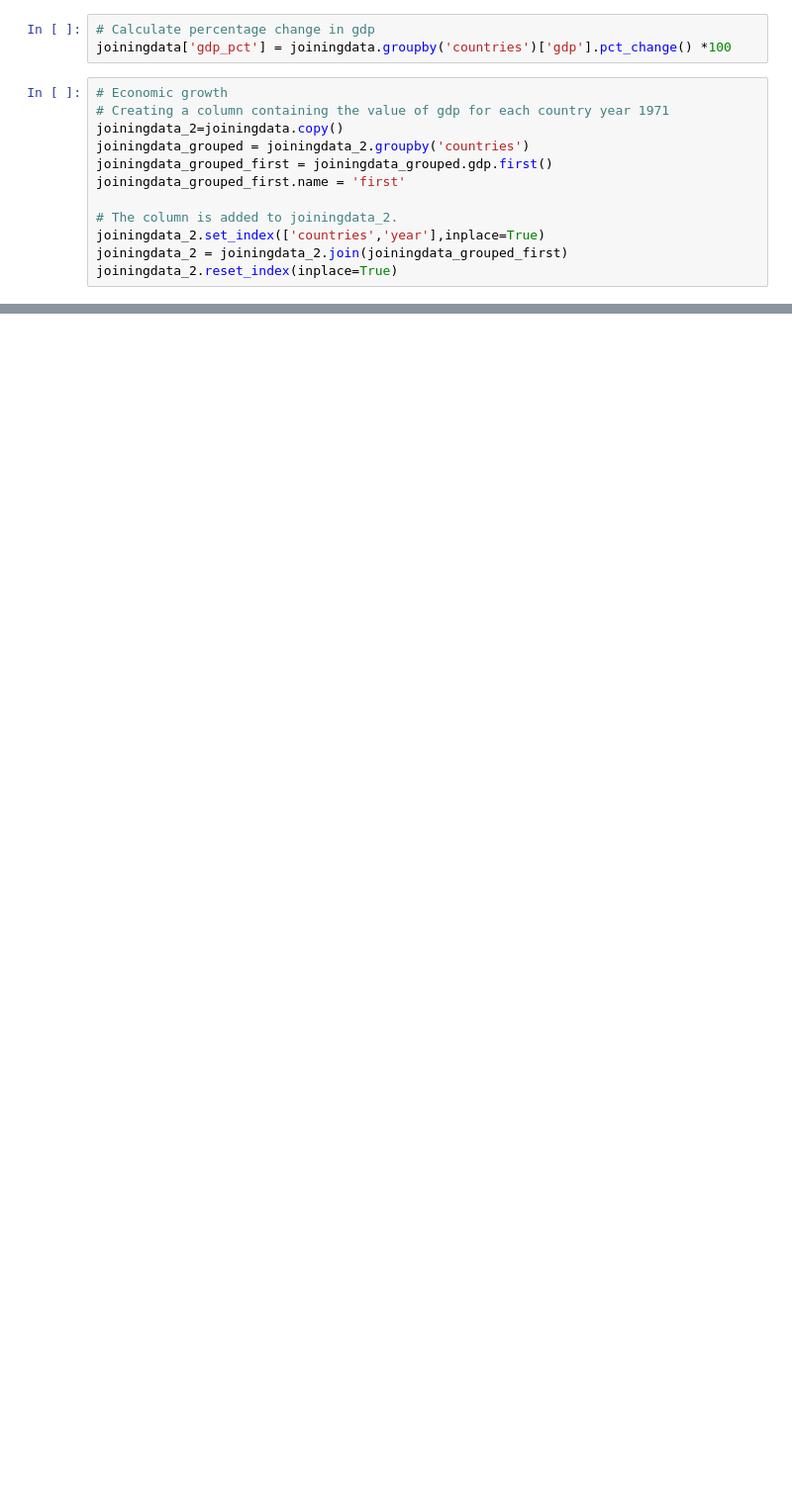
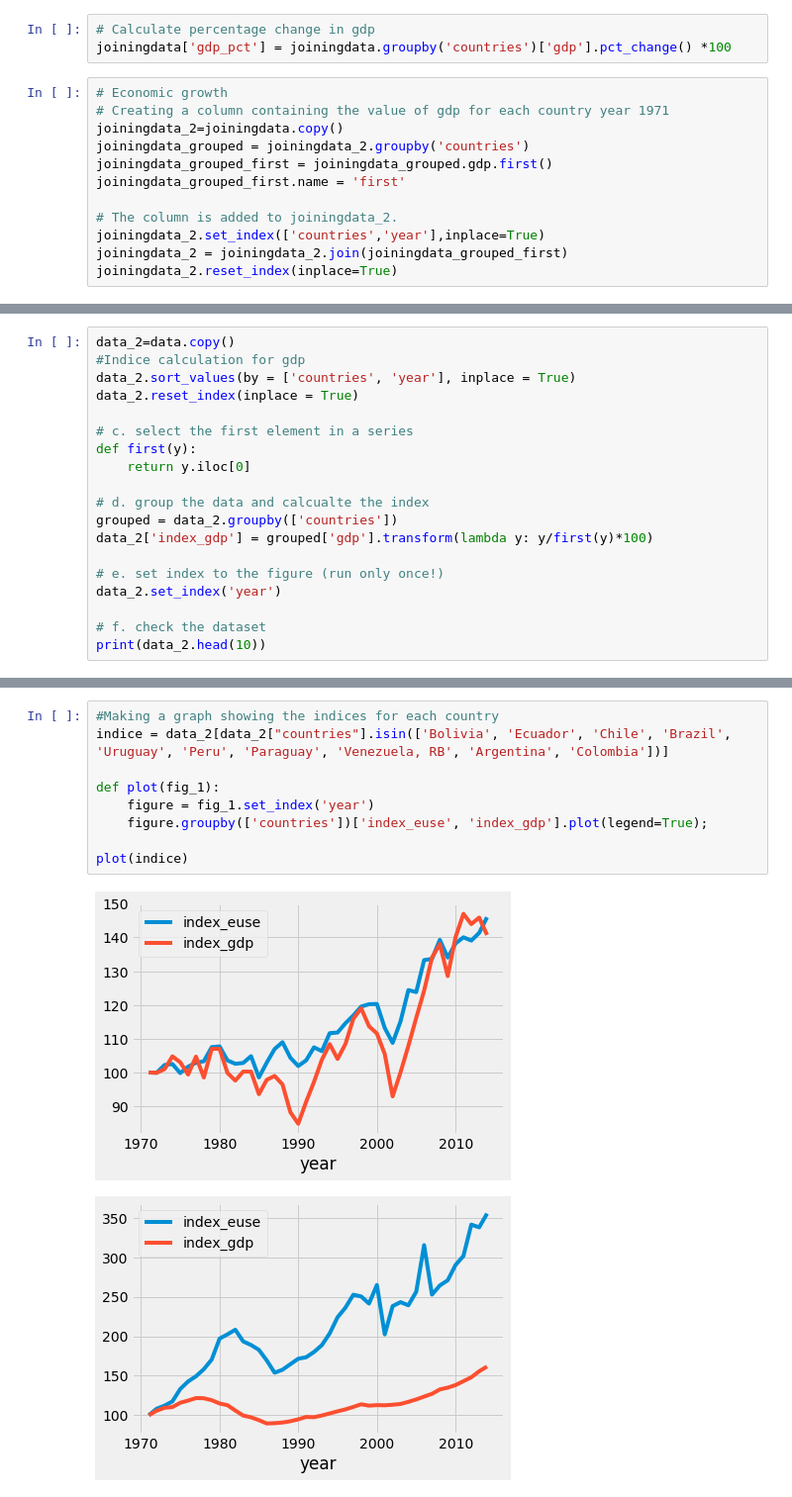
Before and after one commit to NumEconCopenhagen/projects-2019-alexander-helene, a Jupyter notebook: dataproject/Southamerica_energy_use.ipynb, the cells around one changed output, grey strips where cells are left out. Shown at 99% size. Saved outputs shown, nothing was run; the diff lists cells and outputs as text; blank space fills up the shorter version.

```diff
--- a/dataproject/Southamerica_energy_use.ipynb
+++ b/dataproject/Southamerica_energy_use.ipynb
@@ -231,0 +360,19 @@ plot(top5_euse)
+# %%
+data_2=data.copy()
+#Indice calculation for gdp
+data_2.sort_values(by = ['countries', 'year'], inplace = True)
+data_2.reset_index(inplace = True)
+
+# c. select the first element in a series
+def first(y):
+    return y.iloc[0]
+
+# d. group the data and calcualte the index
+grouped = data_2.groupby(['countries'])
+data_2['index_gdp'] = grouped['gdp'].transform(lambda y: y/first(y)*100)
+
+# e. set index to the figure (run only once!)
+data_2.set_index('year')
+
+# f. check the dataset
+print(data_2.head(10))
@@ -231,0 +399,12 @@ plot(top5_euse)
+# %%
+#Making a graph showing the indices for each country
+indice = data_2[data_2["countries"].isin(['Bolivia', 'Ecuador', 'Chile', 'Brazil', 'Uruguay', 'Peru', 'Paraguay', 'Venezuela, RB', 'Argentina', 'Colombia'])]
+
+def plot(fig_1):
+    figure = fig_1.set_index('year')
+    figure.groupby(['countries'])['index_euse', 'index_gdp'].plot(legend=True);
+
+plot(indice)
+# %% [output]
+[figure, added]
+[figure, added]
```
Also changed, not shown: parts of 58 cells of this notebook.
